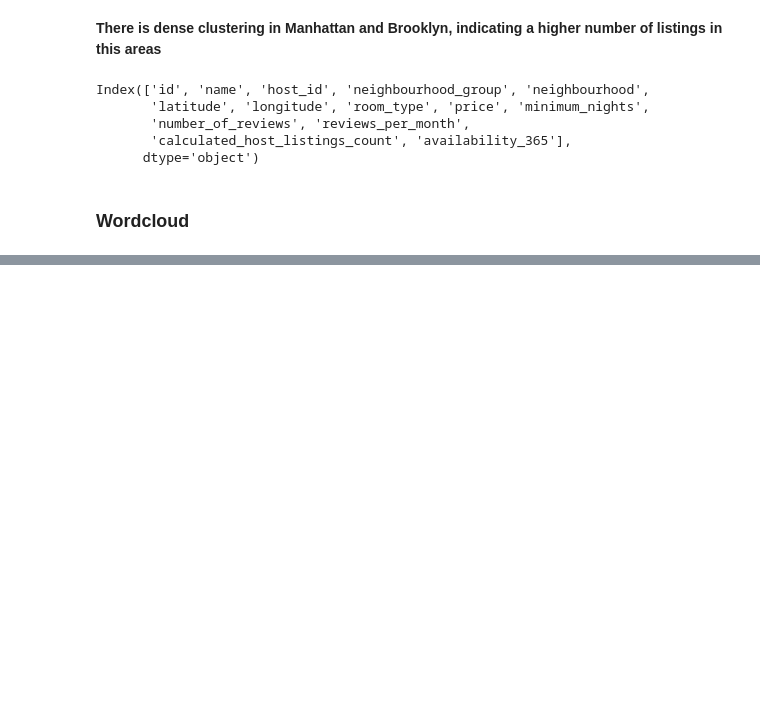
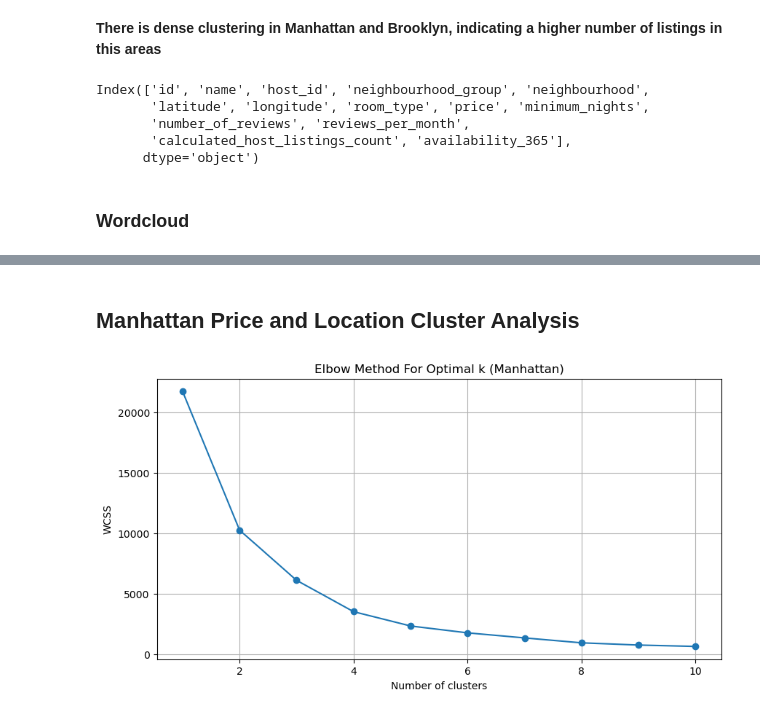
Before and after one commit to Ngugi-Joy-Grace/airbnb-business-analysis, a Jupyter notebook: analysis.ipynb, the cells around one changed output, grey strips where cells are left out. Saved outputs shown, nothing was run; the diff lists cells and outputs as text; code cells hidden in the pictures; blank space fills up the shorter version.

```diff
--- a/analysis.ipynb
+++ b/analysis.ipynb
@@ -612,0 +585,30 @@ for i, attraction in attractions_data.iterrows():
+# %% [markdown]
+## Manhattan Price and Location Cluster Analysis
+# %%
+# Step 1: Filter out the data for only Manhattan region
+manhattan_data = data[data['neighbourhood_group'] == 'Manhattan']
+
+# Step 2: Normalize the 'price' data for Manhattan
+scaler = StandardScaler()
+manhattan_prices_normalized = scaler.fit_transform(manhattan_data[['price']].values)
+
+# Step 3: Combine latitude, longitude, and normalized price for clustering
+X_manhattan = np.hstack((manhattan_data[['latitude', 'longitude']].values, manhattan_prices_normalized))
+
+# Step 4: Applying the Elbow method to determine the optimal number of clusters for Manhattan
+wcss_manhattan = []
+for i in range(1, 11):
+    kmeans_manhattan = KMeans(n_clusters=i, init='k-means++', max_iter=300, n_init=10, random_state=42)
+    kmeans_manhattan.fit(X_manhattan)
+    wcss_manhattan.append(kmeans_manhattan.inertia_)
+
+# Step 5: Plotting the results of the elbow method for Manhattan clustering
+plt.figure(figsize=(10, 5))
+plt.plot(range(1, 11), wcss_manhattan, marker='o')
+plt.title('Elbow Method For Optimal k (Manhattan)')
+plt.xlabel('Number of clusters')
+plt.ylabel('WCSS')
+plt.grid(True)
+plt.show()
+# %% [output]
+[figure, added]
```
Also changed, not shown: parts of 23 cells of this notebook, 1 other file.
